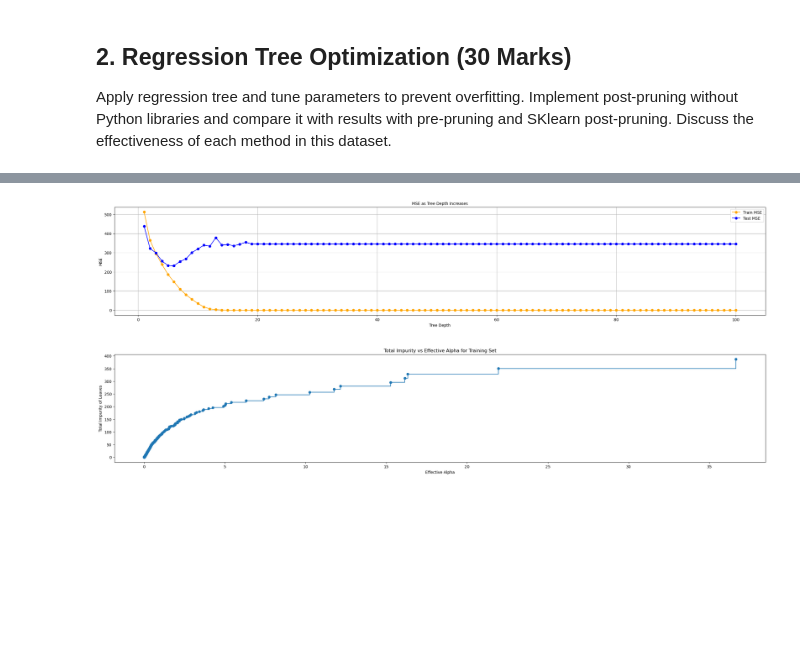
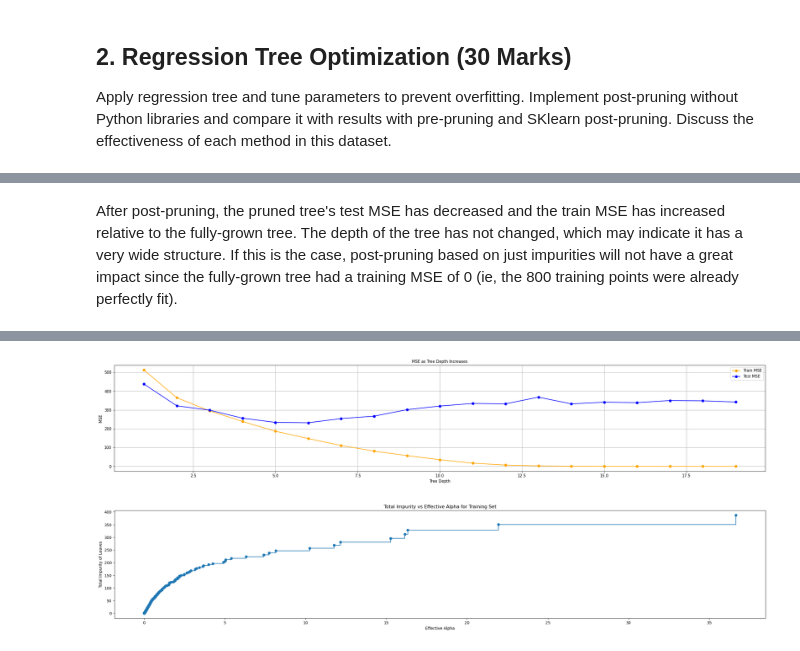
Before and after one commit to meglai/SYDE522, a Jupyter notebook: assignment2.ipynb, the cells around one changed output, grey strips where cells are left out. Saved outputs shown, nothing was run; the diff lists cells and outputs as text; code cells hidden in the pictures; blank space fills up the shorter version.

```diff
--- a/assignment2.ipynb
+++ b/assignment2.ipynb
@@ -182,20 +182,3 @@ y_test = y_test.to_numpy()
 Apply regression tree and tune parameters to prevent overfitting.
 Implement post-pruning without Python libraries and compare it with results with pre-pruning and SKlearn post-pruning.
 Discuss the effectiveness of each method in this dataset.
-# %%
-# Import libraries
-
-import numpy as np
-import matplotlib.pyplot as plt
-
-from sklearn.tree import DecisionTreeRegressor
-from sklearn.metrics import mean_squared_error
-
-
-# Create and fit the regression tree model
-reg_tree = DecisionTreeRegressor(random_state=0)
-reg_tree.fit(X_train, y_train)
-
-# Evaluate the model
-print("Train MSE:", mean_squared_error(y_train, reg_tree.predict(X_train)))
-print("Test MSE:", mean_squared_error(y_test, reg_tree.predict(X_test)))
@@ -205,3 +282,5 @@ Test MSE: 345.303059825
+# %% [markdown]
+After post-pruning, the pruned tree's test MSE has decreased and the train MSE has increased relative to the fully-grown tree. The depth of the tree has not changed, which may indicate it has a very wide structure. If this is the case, post-pruning based on just impurities will not have a great impact since the fully-grown tree had a training MSE of 0 (ie, the 800 training points were already perfectly fit).
 # %%
 # Apply pre-pruning to prevent overfitting based on available regression tree attributes (https://scikit-learn.org/stable/modules/generated/sklearn.tree.DecisionTreeRegressor.html)
 # We know there are 800 datapoints in the training set that will end up at leaves and 8 features to split the data by - this defines limits for some of the parameters
@@ -253,6 +332,7 @@ print(f"Test MSE: {min(test_mse_min_samples_leaf)} \n")
 
 # Create trees with different minimum numbers of samples required split an internal node from 2 to 800 (all possible values for the given dataset)
 # As the value for the split decreases, the tree becomes more complex with more decision nodes
+# Increasing the minimum samples requried to make a split helps to avoid the creation of nodes with few samples, which could capture noise in the data
 
 train_mse_min_samples_split = []    # Array to keep track of train MSE for each tree
 test_mse_min_samples_split = []     # Array to keep track of test MSE for each tree
@@ -289,13 +369,14 @@ print(f"Test MSE: {min(test_mse_min_samples_split)} \n")
 
 
 # Create trees with different maximum depths from 1 to 100 (limiting the possible range for efficiency)
-# As the value for the split increases, the tree becomes more complex with a greater depth, but is expected to saturate after some point
+# As the value for the depth increases, the tree becomes more complex with a greater depth, but is expected to saturate after some point
+# The variance is also likely to increase with a greter probability of overfitting
 
 train_mse_max_depth = []        # Array to keep track of train MSE for each tree
 test_mse_max_depth = []         # Array to keep track of test MSE for each tree
-depths = np.arange(1, 101)      # values of 'max depth' to try (1-100)
+depths = np.arange(1, 20)      # values of 'max depth' to try up to the depth pf the original fully-grown tree with no pruning (1-19)
 
-for i in range(100):
+for i in range(19):
 
     # Fit the regression tree to the training data and add the train and test MSEs to the tracking arrays
 
@@ -350,9 +431,9 @@ Test MSE: 231.7553123777433
 
 Train MSE with all 3 independantly optimized pre-pruning parameters implemented: 198.09297105883599
 Test MSE with all 3 independantly optimized pre-pruning parameters implemented: 228.99585032163296
 [figure]
 [figure]
-[figure, old version]
+[figure, new version]
 # %%
 # Apply post-pruning using Sklearn's cost complexity pruning based on the documentation's example (https://scikit-learn.org/stable/auto_examples/tree/plot_cost_complexity_pruning.html)
 
```
Also changed, not shown: parts of 4 cells of this notebook.
